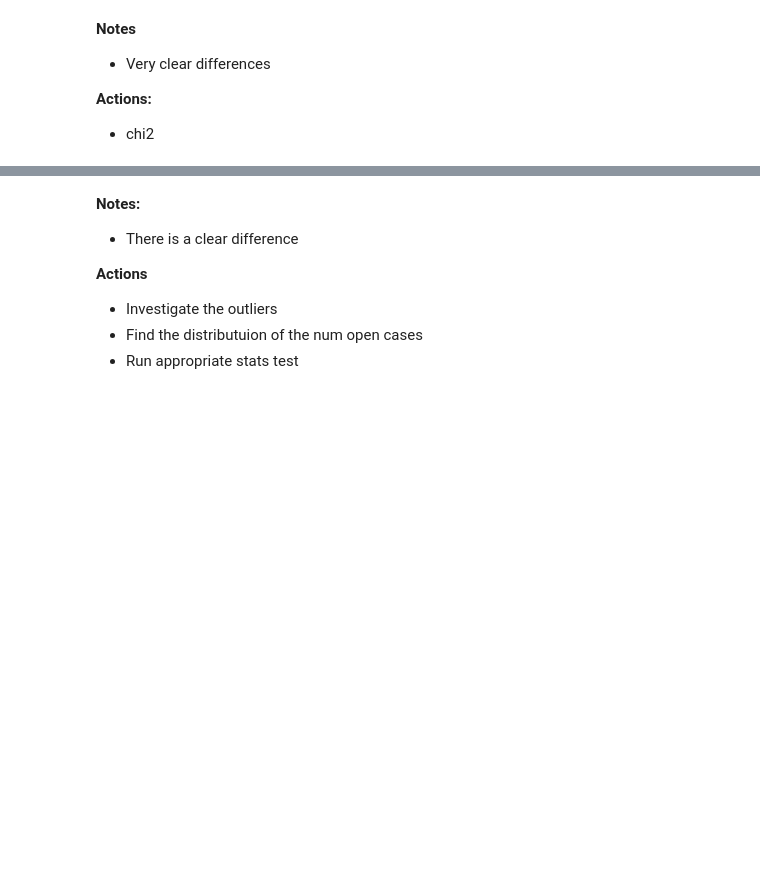
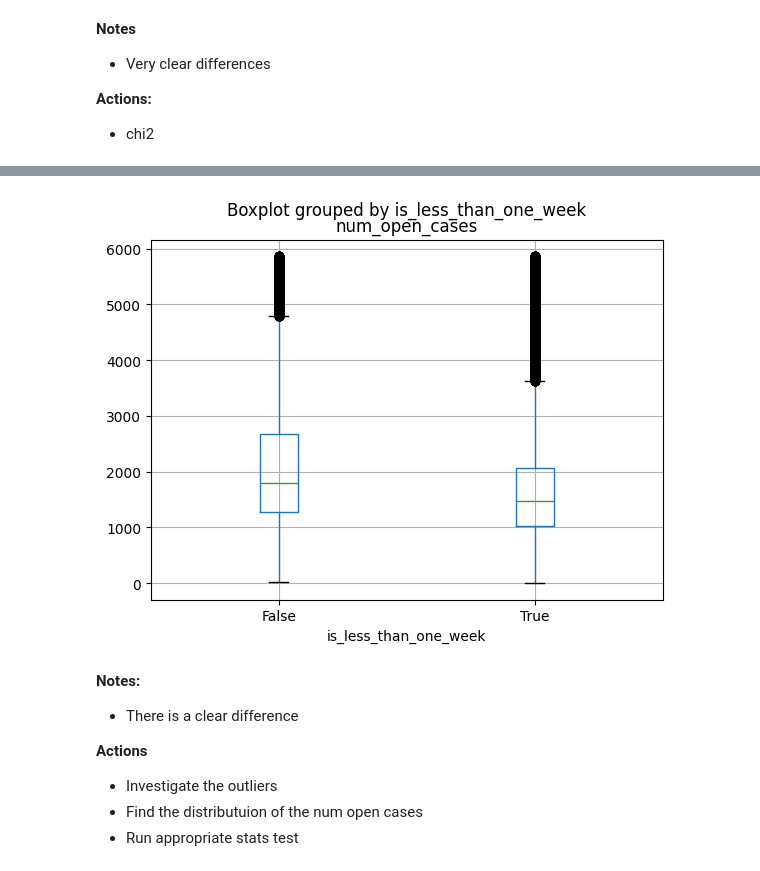
Before and after one commit to aaron-mv-moore/indy-action-time, a Jupyter notebook: work-notebooks/01_working_explore_2.ipynb, the cells around one changed output, grey strips where cells are left out. Cells and saved outputs as stored; diff of their text form; code cells hidden in the pictures; blank space fills up the shorter version.

```diff
--- a/work-notebooks/01_working_explore_2.ipynb
+++ b/work-notebooks/01_working_explore_2.ipynb
@@ -320,3 +333,7 @@ plt.show()
+# %%
+ax = train.boxplot(by='is_less_than_one_week', column='num_open_cases')
+# %% [output]
+[figure, added]
 # %% [markdown]
 **Notes:**
 * There is a clear difference
```
Also changed, not shown: parts of 30 cells of this notebook, 2 other files.
